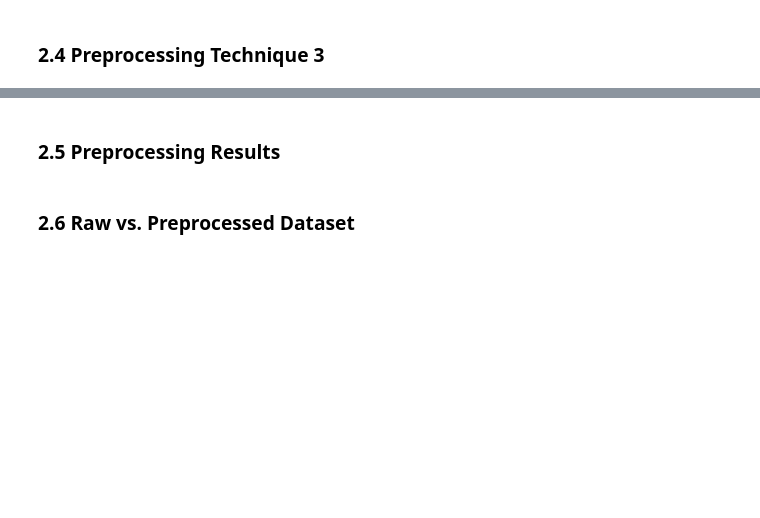
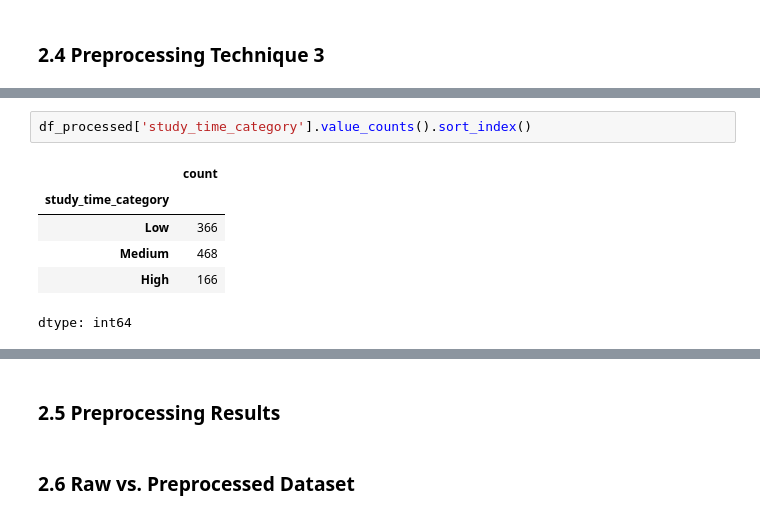
Before and after one commit to Ghhaidaa/Data-Mining-Project-, a Jupyter notebook: Reports/Phase2.ipynb, the cells around one changed output, grey strips where cells are left out. Cells and saved outputs as stored; diff of their text form; blank space fills up the shorter version.

```diff
--- a/Reports/Phase2.ipynb
+++ b/Reports/Phase2.ipynb
@@ -316,0 +371,9 @@ df_processed[['study_time_hours',
+# %%
+df_processed['study_time_category'].value_counts().sort_index()
+# %% [output]
+|  | count |
+| study_time_category |  |
+| Low | 366 |
+| Medium | 468 |
+| High | 166 |
+dtype: int64
```
Also changed, not shown: parts of 6 cells of this notebook.
